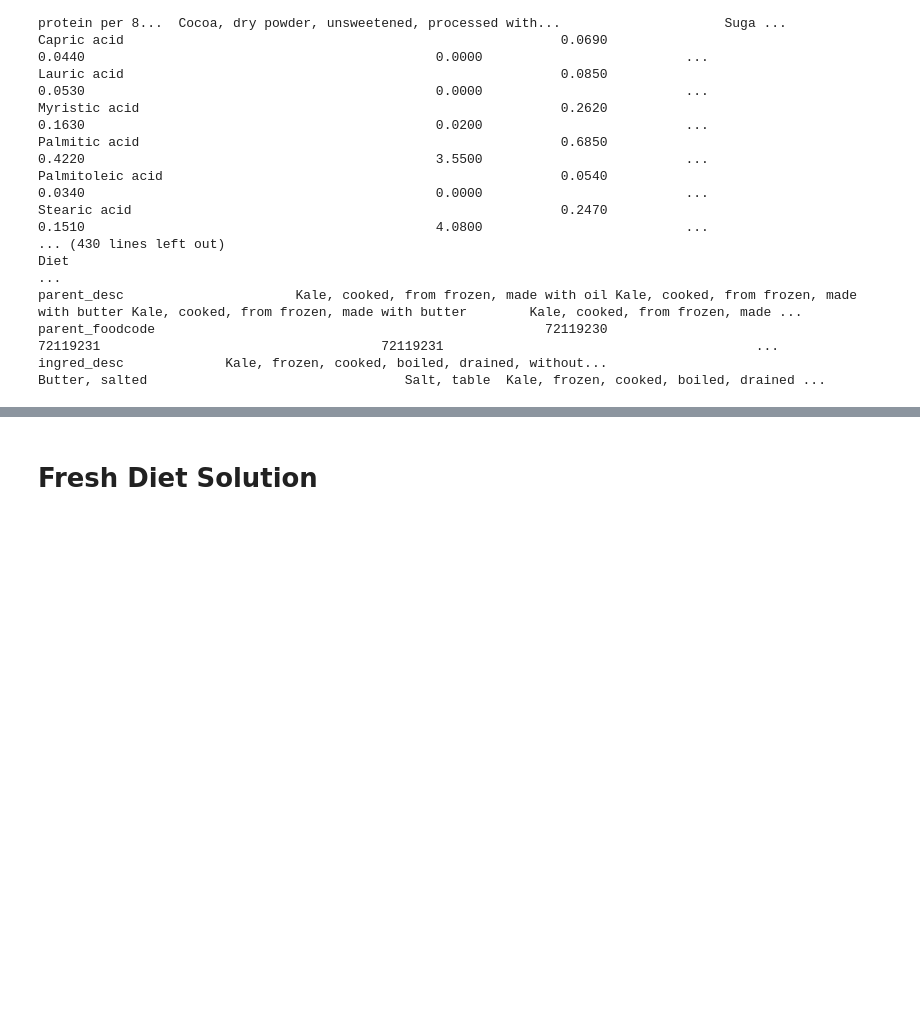
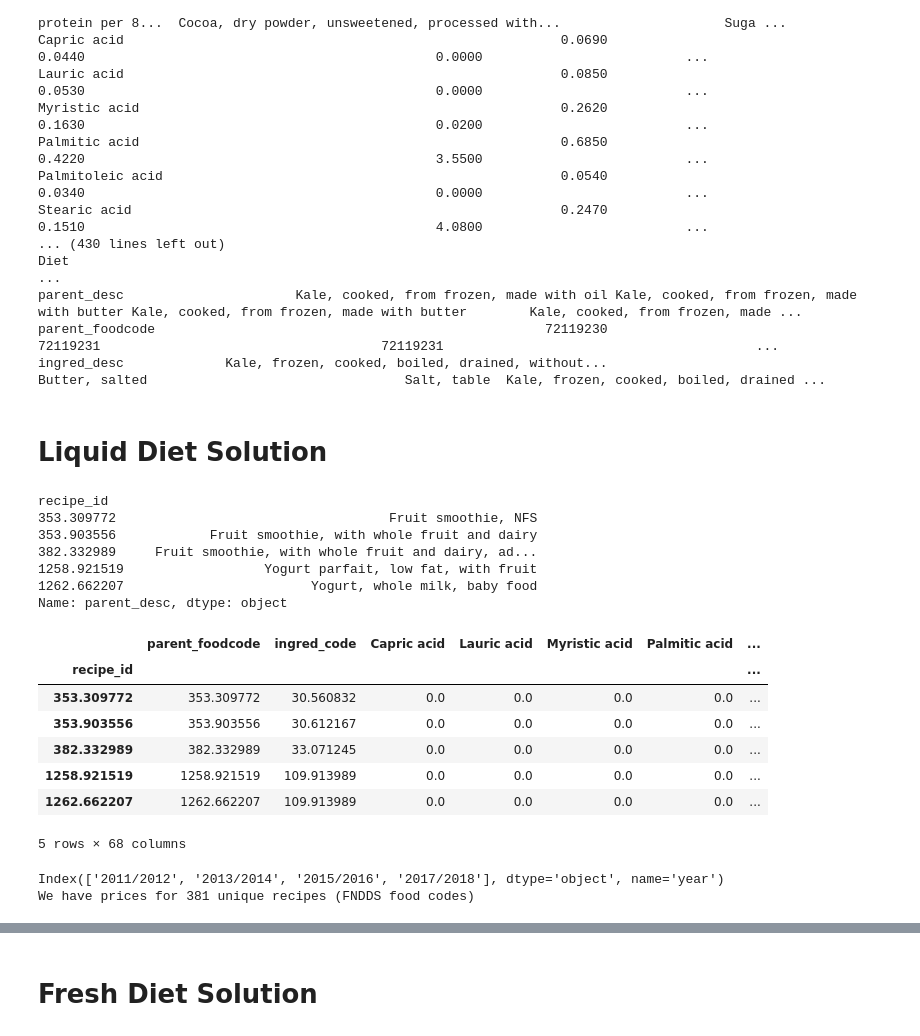
Before and after one commit to panda41983/Project2_EEP153, a Jupyter notebook: Project2.ipynb, the cells around one changed output, grey strips where cells are left out. Drawn from its saved outputs; the diff is of its cells as text; code cells hidden in the pictures; blank space fills up the shorter version.

Commit message:
added liquid again

```diff
--- a/Project2.ipynb
+++ b/Project2.ipynb
@@ -214,3 +214,74 @@ Diet
 parent_desc                      Kale, cooked, from frozen, made with oil Kale, cooked, from frozen, made with butter Kale, cooked, from frozen, made with butter        Kale, cooked, from frozen, made ...
 parent_foodcode                                                  72119230                                    72119231                                    72119231                                        ...
 ingred_desc             Kale, frozen, cooked, boiled, drained, without...                              Butter, salted                                 Salt, table  Kale, frozen, cooked, boiled, drained ...
+# %% [markdown]
+# Liquid Diet Solution
+# %%
+liquid_recipes = pd.read_csv("Wilbur Atwater min_cost_data - liquid_recipes.csv")
+nutrition = pd.read_csv("Wilbur Atwater min_cost_data - nutrients.csv")
+# from fndds diet problem: normalize weights to percentage terms.
+liquid_recipes['ingred_wt'] = liquid_recipes['ingred_wt']/liquid_recipes.groupby(['parent_foodcode'])['ingred_wt'].transform("sum")
+
+# we're going to extend the recipes data frame to include the nutrient profiles of its ingredients (in 100g)
+liquid_df = liquid_recipes.merge(nutrition, how="left", on="ingred_code")
+
+# multiply all nutrients per 100g of an ingredient by the weight of that ingredient in a recipe.
+numeric_cols = list(liquid_df.select_dtypes(include=["number"]).columns)
+numeric_cols.remove("ingred_wt")
+liquid_df[numeric_cols] = liquid_df[numeric_cols].mul(liquid_df["ingred_wt"], axis=0)
+
+# sum nutrients of food codes (over the multiple ingredients)
+# python tip: one can merge dictionaries dict1 dict2 using **, that is: dict_merge = {**dict1, **dict2}.
+#The ** effectively "unpacks" the key value pairs in each dictionary
+liquid_df = liquid_df.groupby('parent_foodcode').agg({**{col: "sum" for col in numeric_cols},
+                                        "parent_desc": "first"})
+
+liquid_df.index.name = "recipe_id"
+
+food_names = liquid_df["parent_desc"]
+print(food_names.head())
+liquid_df.head()
+# %% [output]
+recipe_id
+353.309772                                   Fruit smoothie, NFS
+353.903556            Fruit smoothie, with whole fruit and dairy
+382.332989     Fruit smoothie, with whole fruit and dairy, ad...
+1258.921519                  Yogurt parfait, low fat, with fruit
+1262.662207                        Yogurt, whole milk, baby food
+Name: parent_desc, dtype: object
+|  | parent_foodcode | ingred_code | Capric acid | Lauric acid | Myristic acid | Palmitic acid | ... |
+| recipe_id |  |  |  |  |  |  | ... |
+| 353.309772 | 353.309772 | 30.560832 | 0.0 | 0.0 | 0.0 | 0.0 | ... |
+| 353.903556 | 353.903556 | 30.612167 | 0.0 | 0.0 | 0.0 | 0.0 | ... |
+| 382.332989 | 382.332989 | 33.071245 | 0.0 | 0.0 | 0.0 | 0.0 | ... |
+| 1258.921519 | 1258.921519 | 109.913989 | 0.0 | 0.0 | 0.0 | 0.0 | ... |
+| 1262.662207 | 1262.662207 | 109.913989 | 0.0 | 0.0 | 0.0 | 0.0 | ... |
+5 rows × 68 columns
+# %%
+prices_liquid = prices_df[["parent_foodcode", "year", "price"]]
+
+
+
+prices_liquid = prices_liquid.set_index(["year", "parent_foodcode"])
+print(prices_liquid.index.levels[0])
+
+# we'll focus on the latest price data
+prices_liquid = prices_liquid.xs("2017/2018", level="year")
+
+# drop rows of prices where the price is "NA"
+prices_liquid = prices_liquid.dropna(subset="price")
+common_recipes = liquid_df.index.intersection(prices_liquid.index)
+
+# python tip: given a list of indices, "loc" both subsets and sorts.
+liquid_df = liquid_df.loc[common_recipes]
+prices_liquid = prices_liquid.loc[common_recipes]
+
+# lets remap the price dataframe index to be the actual food names.
+prices_liquid.index = prices_liquid.index.map(food_names)
+A_liquid_all = liquid_df.T
+
+
+print(f"We have prices for {prices_liquid.shape[0]} unique recipes (FNDDS food codes)")
+# %% [output]
+Index(['2011/2012', '2013/2014', '2015/2016', '2017/2018'], dtype='object', name='year')
+We have prices for 381 unique recipes (FNDDS food codes)
```
Also changed, not shown: parts of 4 cells of this notebook.
